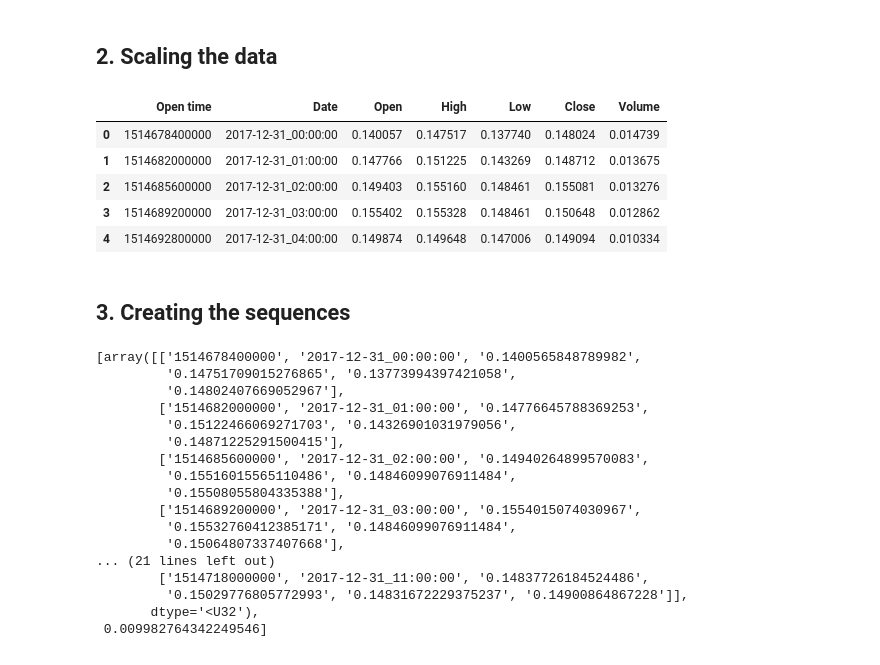
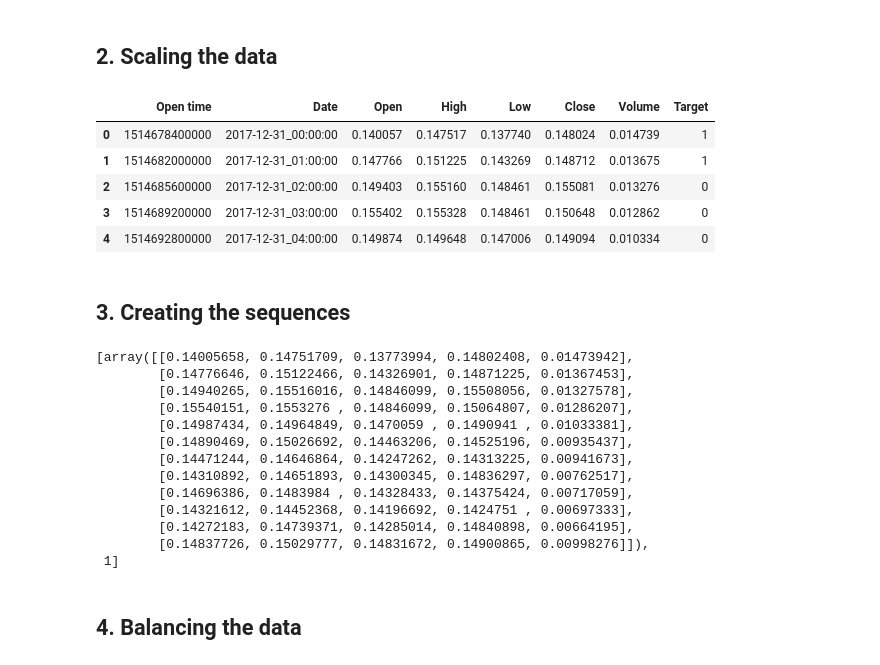
Before and after one commit to SamiFatmi/Bitcoin-price-prediction, a Jupyter notebook: LSTM.ipynb, the cells around one changed output. Saved outputs shown, nothing was run; the diff lists cells and outputs as text; code cells hidden in the pictures.

Commit message:
Data splitting

```diff
--- a/LSTM.ipynb
+++ b/LSTM.ipynb
@@ -100,27 +100,27 @@ hourly_btc_data.head()
 # %%
 from sklearn.preprocessing import MinMaxScaler
 
 scaled_hourly_btc_data = pd.DataFrame()
 
 scaled_hourly_btc_data["Open time"] = hourly_btc_data["Open time"]
 scaled_hourly_btc_data["Date"] = hourly_btc_data["Date"]
 
 for col in ["Open","High","Low","Close","Volume"]:
     scaler = MinMaxScaler()
     serie = np.array(hourly_btc_data[col]).reshape(-1, 1)
     scaler.fit(serie)
     scaled_hourly_btc_data[col]  = scaler.transform(serie)
 
-scaled_hourly_btc_data["Date"] = hourly_btc_data["Date"]
+scaled_hourly_btc_data["Target"] = hourly_btc_data["Target"]
 
 scaled_hourly_btc_data.head()
 # %% [output]
-|  | Open time | Date | Open | High | Low | Close | Volume |
-| 0 | 1514678400000 | 2017-12-31_00:00:00 | 0.140057 | 0.147517 | 0.137740 | 0.148024 | 0.014739 |
-| 1 | 1514682000000 | 2017-12-31_01:00:00 | 0.147766 | 0.151225 | 0.143269 | 0.148712 | 0.013675 |
-| 2 | 1514685600000 | 2017-12-31_02:00:00 | 0.149403 | 0.155160 | 0.148461 | 0.155081 | 0.013276 |
-| 3 | 1514689200000 | 2017-12-31_03:00:00 | 0.155402 | 0.155328 | 0.148461 | 0.150648 | 0.012862 |
-| 4 | 1514692800000 | 2017-12-31_04:00:00 | 0.149874 | 0.149648 | 0.147006 | 0.149094 | 0.010334 |
+|  | Open time | Date | Open | High | Low | Close | Volume | Target |
+| 0 | 1514678400000 | 2017-12-31_00:00:00 | 0.140057 | 0.147517 | 0.137740 | 0.148024 | 0.014739 | 1 |
+| 1 | 1514682000000 | 2017-12-31_01:00:00 | 0.147766 | 0.151225 | 0.143269 | 0.148712 | 0.013675 | 1 |
+| 2 | 1514685600000 | 2017-12-31_02:00:00 | 0.149403 | 0.155160 | 0.148461 | 0.155081 | 0.013276 | 0 |
+| 3 | 1514689200000 | 2017-12-31_03:00:00 | 0.155402 | 0.155328 | 0.148461 | 0.150648 | 0.012862 | 0 |
+| 4 | 1514692800000 | 2017-12-31_04:00:00 | 0.149874 | 0.149648 | 0.147006 | 0.149094 | 0.010334 | 0 |
 # %% [markdown]
 ## 3. Creating the sequences
 # %%
@@ -131,27 +131,26 @@ past_check = 12 # 12 hours
 sequential_data = []
 prev_timeframes = deque(maxlen=past_check)
 
-for i in scaled_hourly_btc_data.values:
-        prev_timeframes.append([n for n in i[:-1]])
-        if len(prev_timeframes) == past_check:
-            sequential_data.append([np.array(prev_timeframes), i[-1]])
+for line in scaled_hourly_btc_data.values:
+    line = line[2:]
+    prev_timeframes.append([n for n in line[:-1]])
+    if len(prev_timeframes) == past_check:
+        sequential_data.append([np.array(prev_timeframes), line[-1]])
 
 sequential_data[0]
 # %% [output]
-[array([['1514678400000', '2017-12-31_00:00:00', '0.1400565848789982',
-         '0.14751709015276865', '0.13773994397421058',
-         '0.14802407669052967'],
-        ['1514682000000', '2017-12-31_01:00:00', '0.14776645788369253',
-         '0.15122466069271703', '0.14326901031979056',
-         '0.14871225291500415'],
-        ['1514685600000', '2017-12-31_02:00:00', '0.14940264899570083',
-         '0.15516015565110486', '0.14846099076911484',
-         '0.15508055804335388'],
-        ['1514689200000', '2017-12-31_03:00:00', '0.1554015074030967',
-         '0.15532760412385171', '0.14846099076911484',
-         '0.15064807337407668'],
-... (21 lines left out)
-        ['1514718000000', '2017-12-31_11:00:00', '0.14837726184524486',
-         '0.15029776805772993', '0.14831672229375237', '0.14900864867228']],
-       dtype='<U32'),
- 0.009982764342249546]
+[array([[0.14005658, 0.14751709, 0.13773994, 0.14802408, 0.01473942],
+        [0.14776646, 0.15122466, 0.14326901, 0.14871225, 0.01367453],
+        [0.14940265, 0.15516016, 0.14846099, 0.15508056, 0.01327578],
+        [0.15540151, 0.1553276 , 0.14846099, 0.15064807, 0.01286207],
+        [0.14987434, 0.14964849, 0.1470059 , 0.1490941 , 0.01033381],
+        [0.14890469, 0.15026692, 0.14463206, 0.14525196, 0.00935437],
+        [0.14471244, 0.14646864, 0.14247262, 0.14313225, 0.00941673],
+        [0.14310892, 0.14651893, 0.14300345, 0.14836297, 0.00762517],
+        [0.14696386, 0.1483984 , 0.14328433, 0.14375424, 0.00717059],
+        [0.14321612, 0.14452368, 0.14196692, 0.1424751 , 0.00697333],
+        [0.14272183, 0.14739371, 0.14285014, 0.14840898, 0.00664195],
+        [0.14837726, 0.15029777, 0.14831672, 0.14900865, 0.00998276]]),
+ 1]
+# %% [markdown]
+## 4. Balancing the data
```
Also changed, not shown: parts of 6 cells of this notebook.
